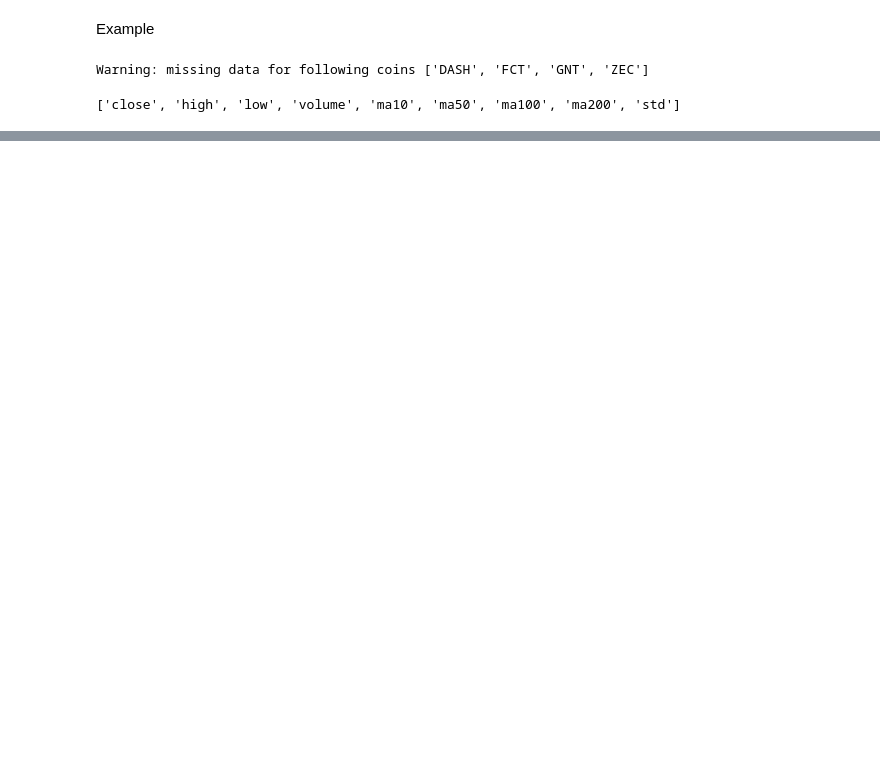
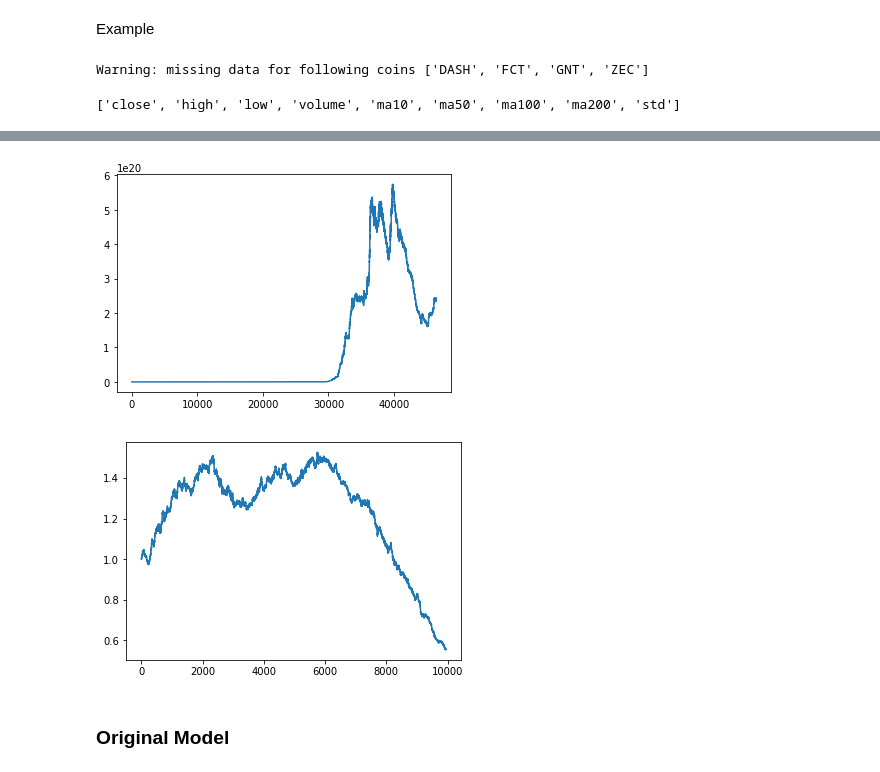
Before and after one commit to kevarifin14/deepm, a Jupyter notebook: sandbox_nathan.ipynb, the cells around one changed output, grey strips where cells are left out. Drawn from its saved outputs; the diff is of its cells as text; code cells hidden in the pictures; blank space fills up the shorter version.

Commit message:
latest backtest file

```diff
--- a/sandbox_nathan.ipynb
+++ b/sandbox_nathan.ipynb
@@ -50,0 +54,3 @@ agent.models['SC'].plot_importance()
+# %%
+config['backtest']['coins'] = markethistory.traded_coins
+bt = Backtest(agent,config)
@@ -50,0 +67,7 @@ agent.models['SC'].plot_importance()
+# %%
+bt.plot_performance()
+# %% [output]
+[figure, added]
+[figure, added]
+# %% [markdown]
+### Original Model
```
Also changed, not shown: parts of 17 cells of this notebook, 2 other files.
